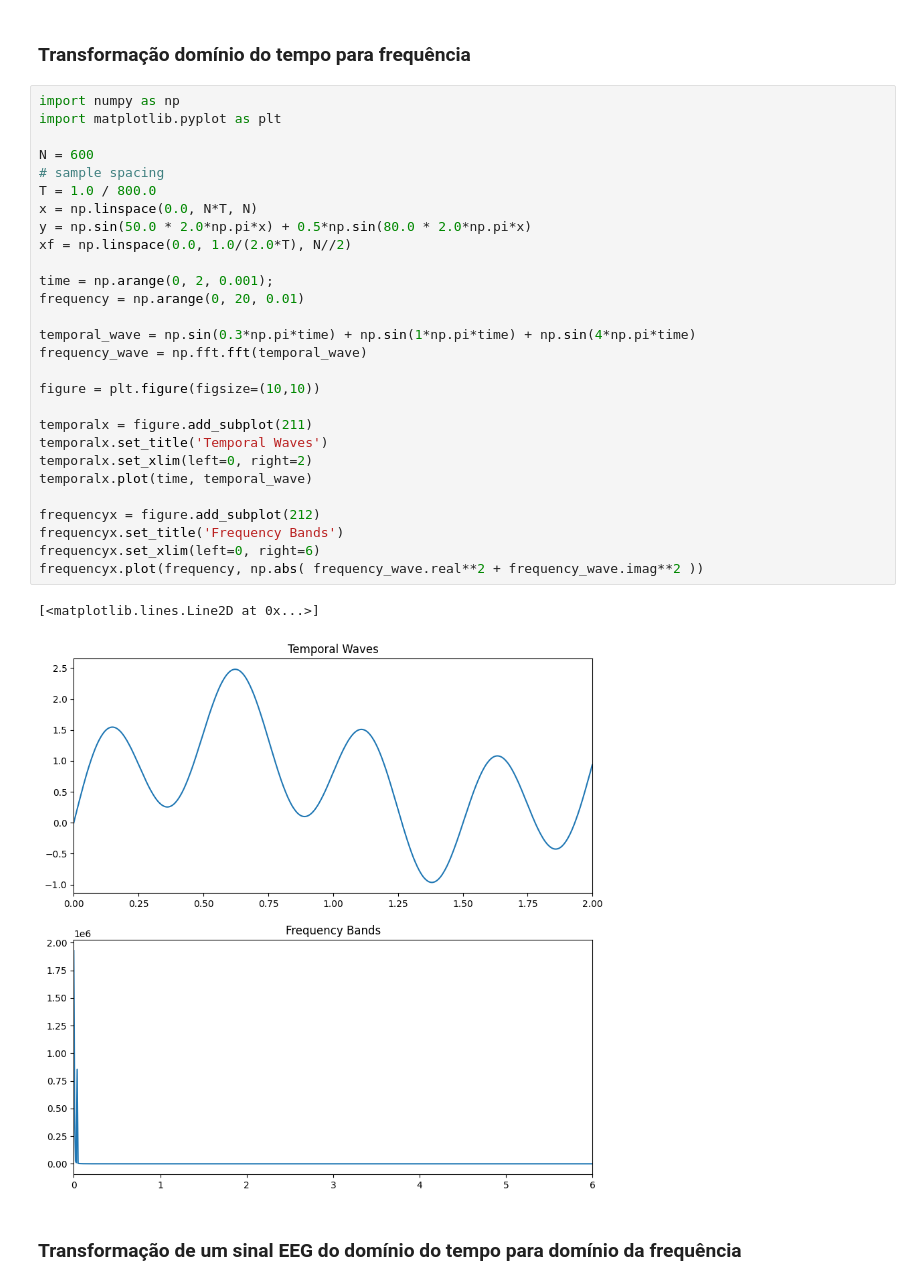
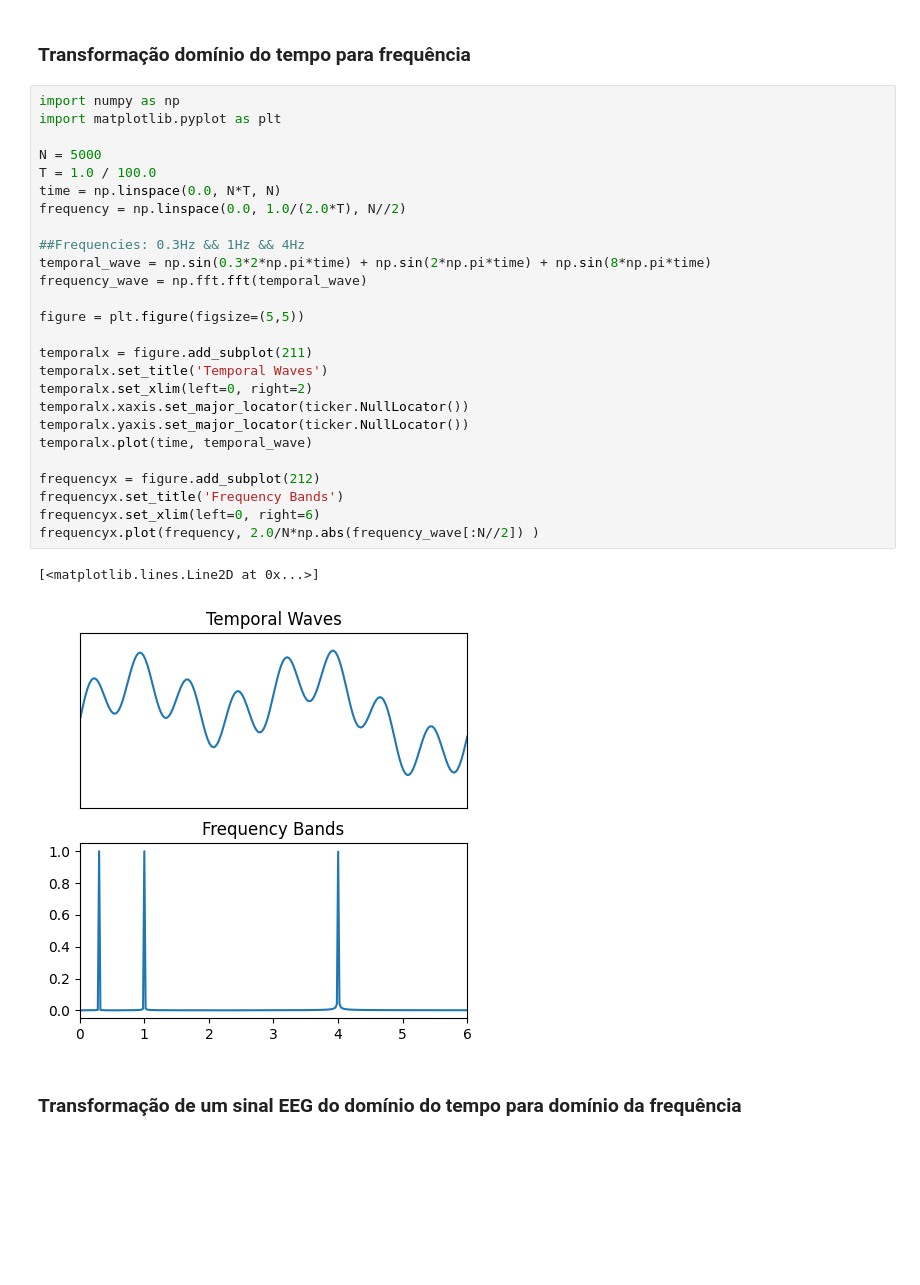
Before and after one commit to luizantoniona/eeg-epileptic-seizure-detection, a Jupyter notebook: basicdata.ipynb, the cells around one changed output. Cells and saved outputs as stored; diff of their text form; blank space fills up the shorter version.

```diff
--- a/basicdata.ipynb
+++ b/basicdata.ipynb
@@ -56,33 +69,31 @@ plt.show();
 # %%
 import numpy as np
 import matplotlib.pyplot as plt
 
-N = 600
-# sample spacing
-T = 1.0 / 800.0
-x = np.linspace(0.0, N*T, N)
-y = np.sin(50.0 * 2.0*np.pi*x) + 0.5*np.sin(80.0 * 2.0*np.pi*x)
-xf = np.linspace(0.0, 1.0/(2.0*T), N//2)
+N = 5000
+T = 1.0 / 100.0
+time = np.linspace(0.0, N*T, N)
+frequency = np.linspace(0.0, 1.0/(2.0*T), N//2)
 
-time = np.arange(0, 2, 0.001);
-frequency = np.arange(0, 20, 0.01)
-
-temporal_wave = np.sin(0.3*np.pi*time) + np.sin(1*np.pi*time) + np.sin(4*np.pi*time)
+##Frequencies: 0.3Hz && 1Hz && 4Hz
+temporal_wave = np.sin(0.3*2*np.pi*time) + np.sin(2*np.pi*time) + np.sin(8*np.pi*time)
 frequency_wave = np.fft.fft(temporal_wave)
 
-figure = plt.figure(figsize=(10,10))
+figure = plt.figure(figsize=(5,5))
 
 temporalx = figure.add_subplot(211)
 temporalx.set_title('Temporal Waves')
 temporalx.set_xlim(left=0, right=2)
+temporalx.xaxis.set_major_locator(ticker.NullLocator())
+temporalx.yaxis.set_major_locator(ticker.NullLocator())
 temporalx.plot(time, temporal_wave)
 
 frequencyx = figure.add_subplot(212)
 frequencyx.set_title('Frequency Bands')
 frequencyx.set_xlim(left=0, right=6)
-frequencyx.plot(frequency, np.abs( frequency_wave.real**2 + frequency_wave.imag**2 ))
+frequencyx.plot(frequency, 2.0/N*np.abs(frequency_wave[:N//2]) )
 # %% [output]
 [<matplotlib.lines.Line2D at 0x...>]
-[figure, old version]
+[figure, new version]
 # %% [markdown]
 ### Transformação de um sinal EEG do domínio do tempo para domínio da frequência
```
Also changed, not shown: parts of 1 cell of this notebook.
